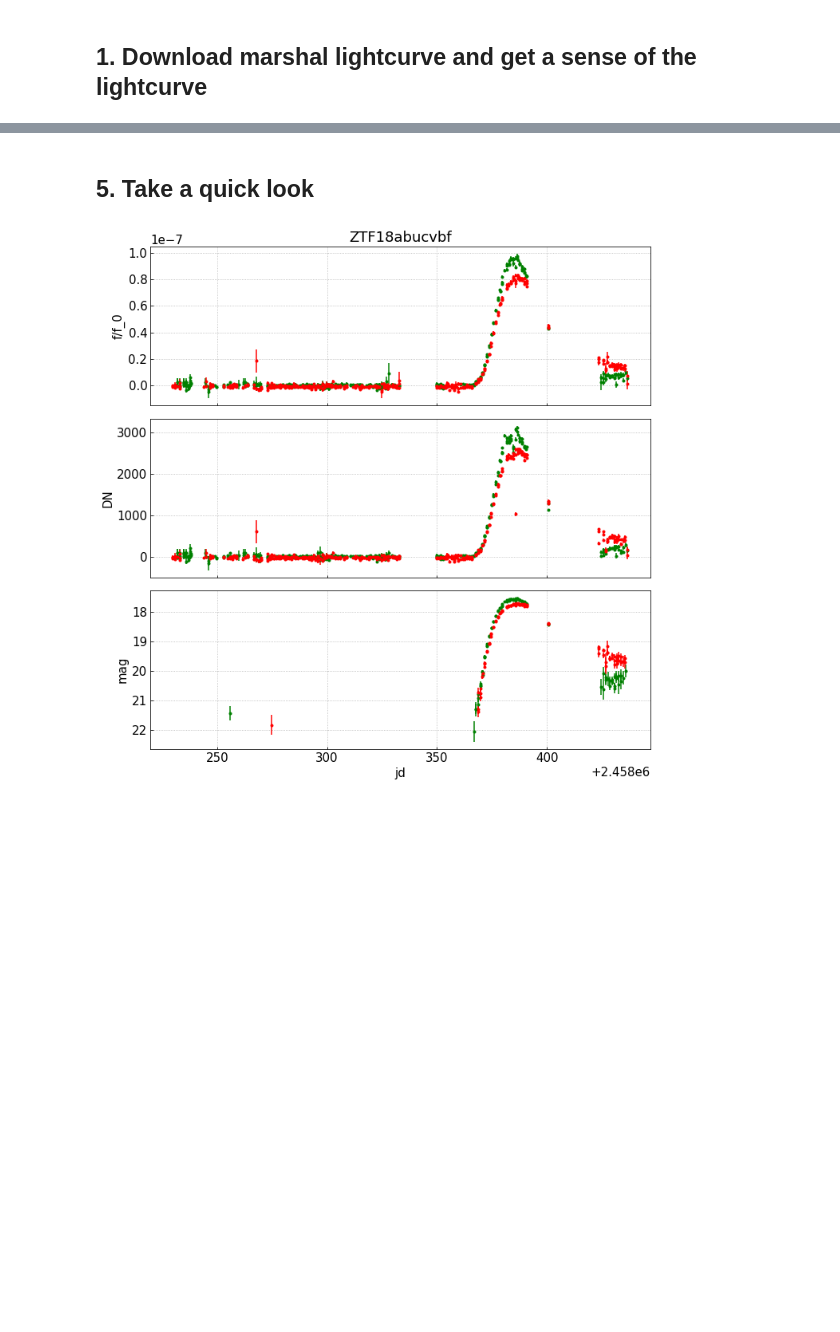
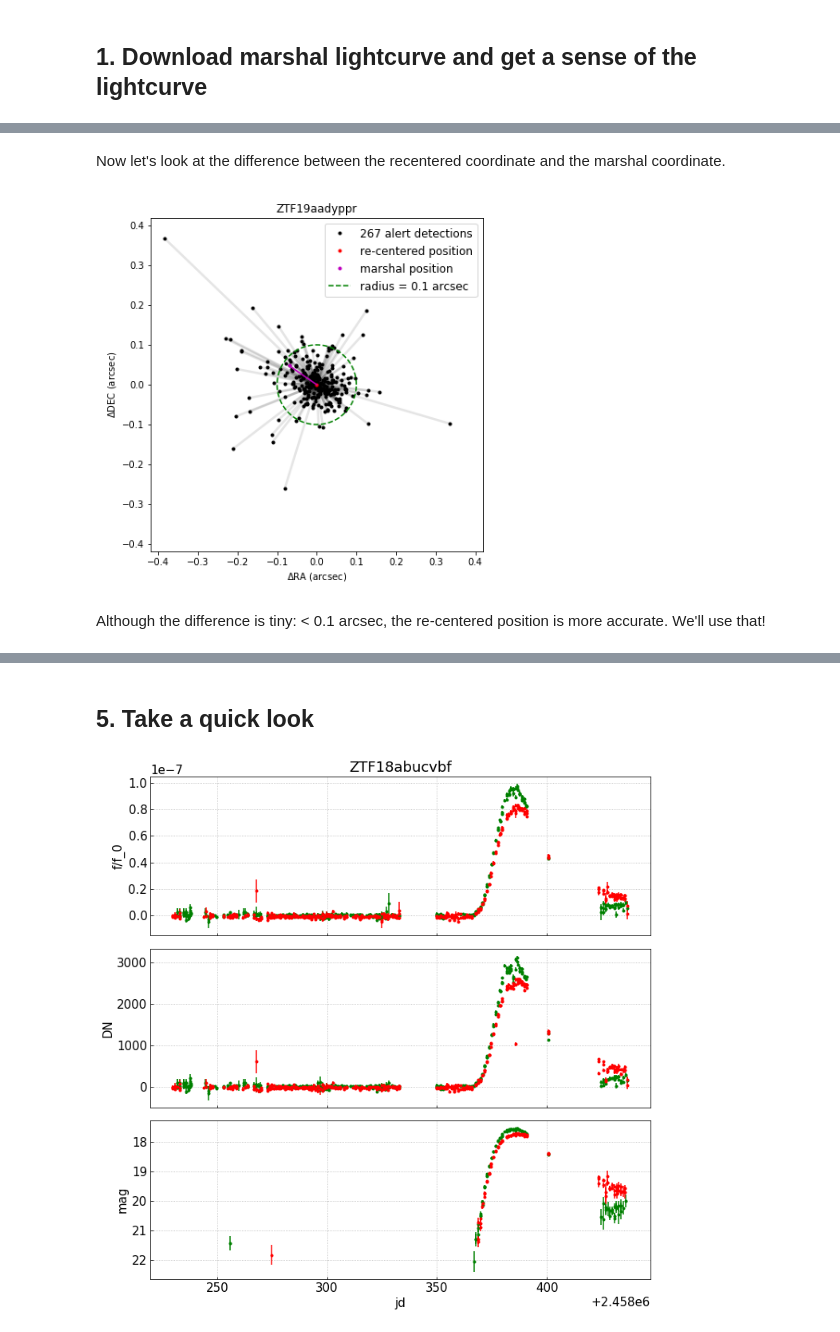
Before and after one commit to yaoyuhan/ForcePhotZTF, a Jupyter notebook: demo.ipynb, the cells around one changed output, grey strips where cells are left out. Drawn from its saved outputs; the diff is of its cells as text; code cells hidden in the pictures; blank space fills up the shorter version.

```diff
--- a/demo.ipynb
+++ b/demo.ipynb
@@ -165,0 +69,9 @@ fieldid: 764, ccdid: 5, qid: 3, filterid: 2
+# %% [markdown]
+Now let's look at the difference between the recentered coordinate and the marshal coordinate.
+# %%
+astrometry_spread(name, targetdir)
+Image(filename=targetdir+'astrometry.png',width=400)
+# %% [output]
+[figure, added]
+# %% [markdown]
+Although the difference is tiny: < 0.1 arcsec, the re-centered position is more accurate. We'll use that!
```
Also changed, not shown: parts of 46 cells of this notebook, 4 other files.
